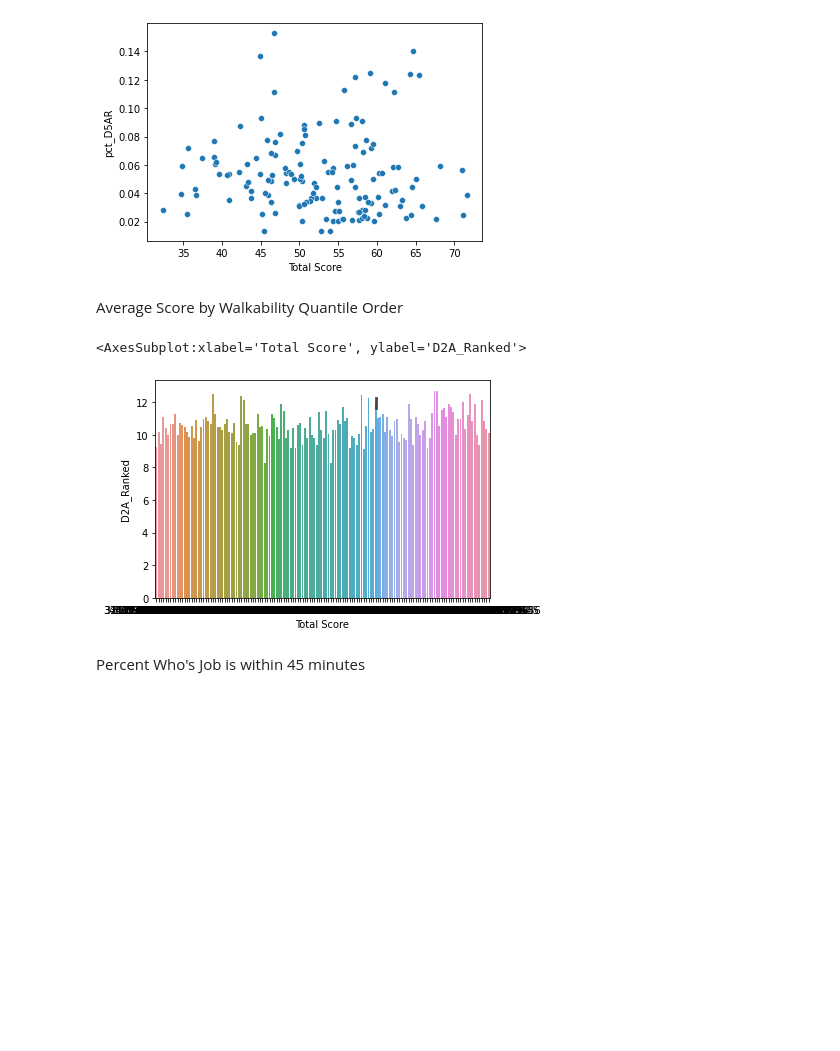
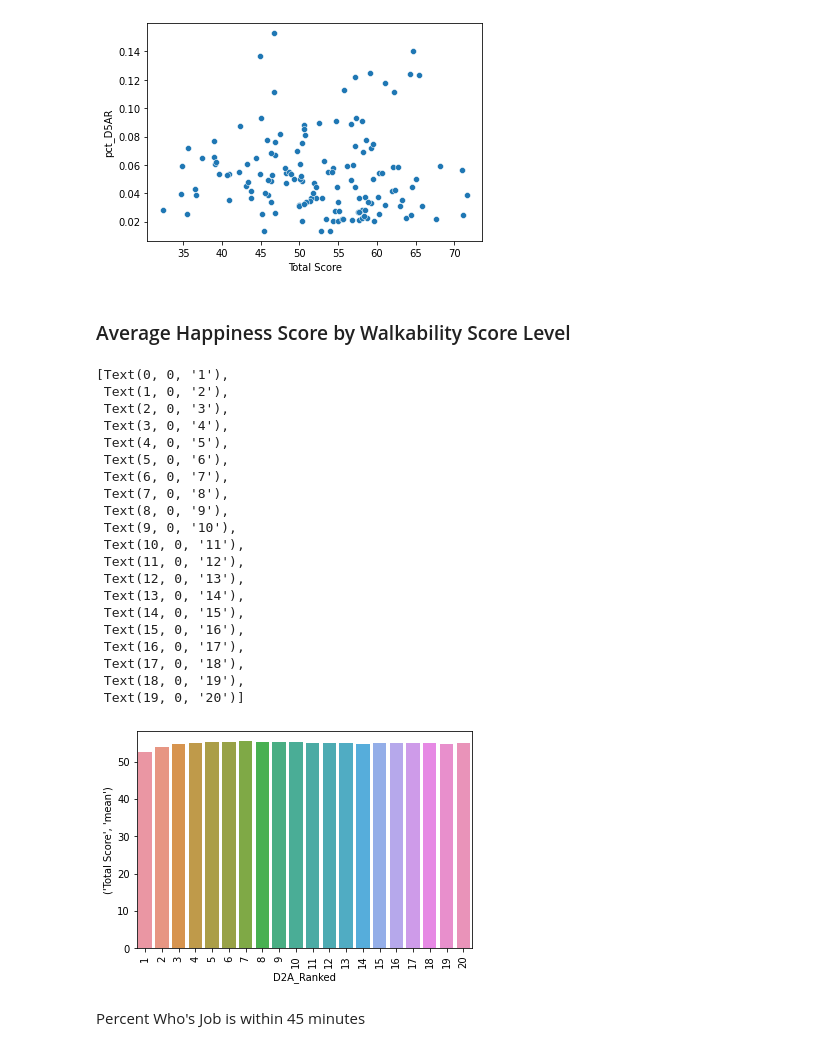
Before and after one commit to haleyej/330_final_project, a Jupyter notebook: process_data.ipynb, the cells around one changed output. Drawn from its saved outputs; the diff is of its cells as text; code cells hidden in the pictures; blank space fills up the shorter version.

Commit message:
quantile plot in progress

```diff
--- a/process_data.ipynb
+++ b/process_data.ipynb
@@ -58,0 +59,5 @@ locations_df['pct_D5AR'] = locations_df['D5AR'] / locations_df['CBSA_POP']
+# %%
+rankings = ['D2A_Ranked', 'D2B_Ranked', 'D3B_Ranked', 'D4A_Ranked']
+
+for rank in rankings:
+    locations_df[rank] = locations_df[rank].astype('category')
@@ -107,12 +109,34 @@ sns.scatterplot(y = 'pct_D5AR', x = 'Total Score', data = df)
 <AxesSubplot:xlabel='Total Score', ylabel='pct_D5AR'>
 [figure]
 # %% [markdown]
-<p>Average Score by Walkability Quantile Order</p>
+<h3>Average Happiness Score by Walkability Score Level</h3>
-# %%
-sns.barplot(y = 'D2A_Ranked', x = 'Total Score', data = df)
-# %% [output]
-<AxesSubplot:xlabel='Total Score', ylabel='D2A_Ranked'>
-[figure, removed]
+# %%
+by_quantile = matches.groupby('D2A_Ranked').describe()
+# %%
+g = sns.barplot(x = by_quantile.index, y = ('Total Score', 'mean'), data = by_quantile)
+g.set_xticklabels(g.get_xticklabels(),rotation = 90)
+# %% [output]
+[Text(0, 0, '1'),
+ Text(1, 0, '2'),
+ Text(2, 0, '3'),
+ Text(3, 0, '4'),
+ Text(4, 0, '5'),
+ Text(5, 0, '6'),
+ Text(6, 0, '7'),
+ Text(7, 0, '8'),
+ Text(8, 0, '9'),
+ Text(9, 0, '10'),
+ Text(10, 0, '11'),
+ Text(11, 0, '12'),
+ Text(12, 0, '13'),
+ Text(13, 0, '14'),
+ Text(14, 0, '15'),
+ Text(15, 0, '16'),
+ Text(16, 0, '17'),
+ Text(17, 0, '18'),
+ Text(18, 0, '19'),
+ Text(19, 0, '20')]
+[figure, added]
 # %% [markdown]
 <p>Percent Who's Job is within 45 minutes</p>
 # %% [markdown]
```
Also changed, not shown: parts of 16 cells of this notebook.
